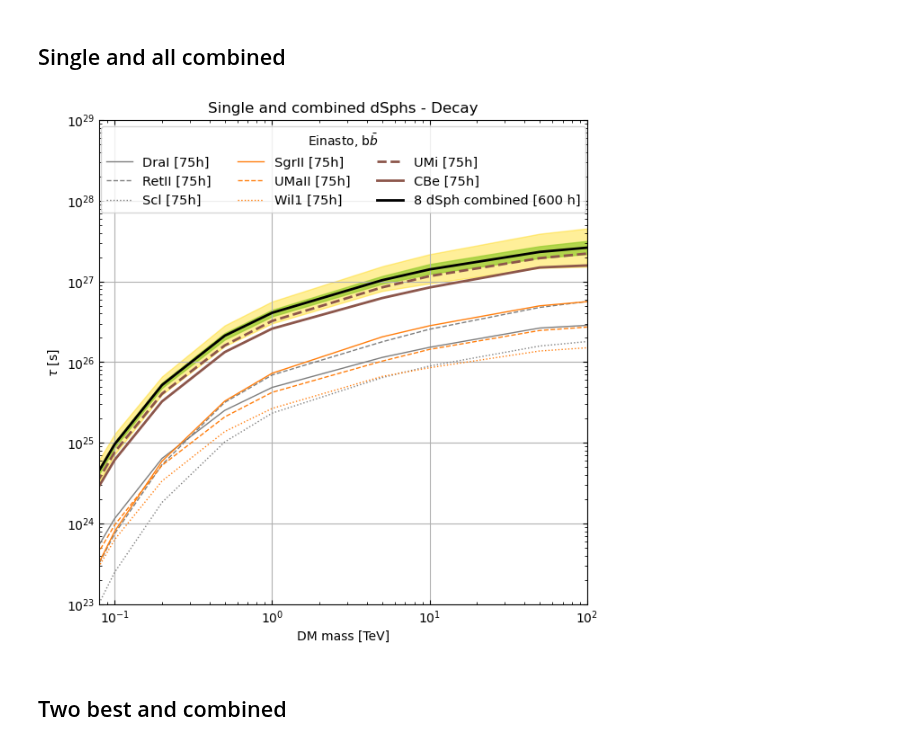
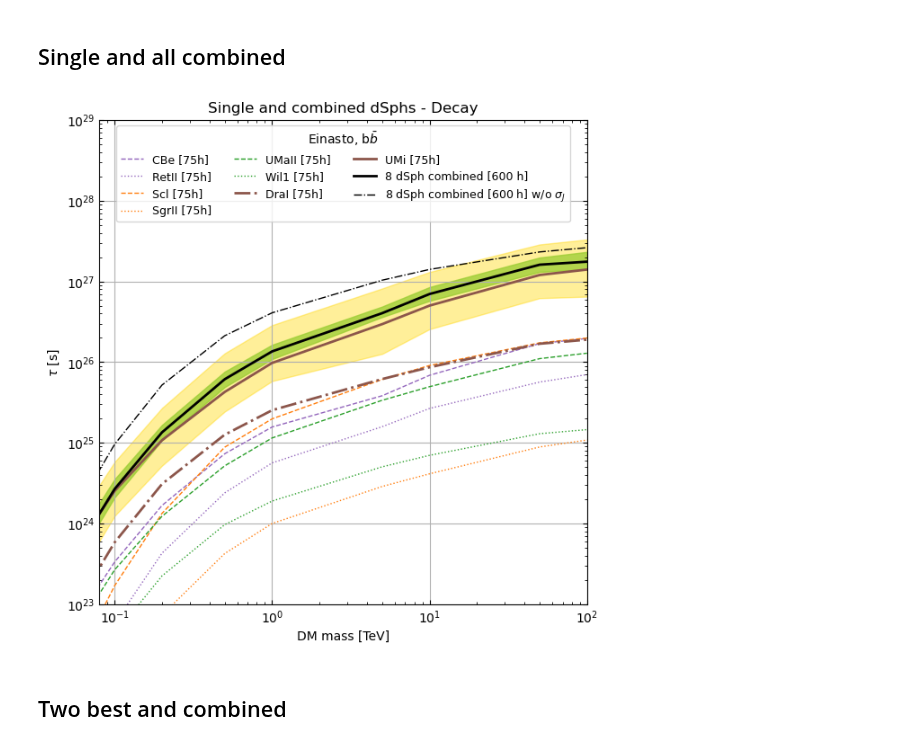
Before and after one commit to micheledoro/gDMbounds, a Jupyter notebook: sandbox/mdoro/makeplot_limits_combined_dec_bb.ipynb, the cells around one changed output. Cells and saved outputs as stored; diff of their text form; code cells hidden in the pictures.

```diff
--- a/sandbox/mdoro/makeplot_limits_combined_dec_bb.ipynb
+++ b/sandbox/mdoro/makeplot_limits_combined_dec_bb.ipynb
@@ -47,3 +40,17 @@ df_stack_UMi_and_CBe['mass'] = df_stack_UMi_and_CBe['mass'] / 1000
+# %%
+
+df_stack_DraI_and_UMi_T300_wsj = pd.read_csv('sv_limits_quantiles_files_wsj/Combined_Einasto_Decay_DraI_UMi_T600_wsj.csv')
+df_stack_CBe_Wil1_T300_wsj = pd.read_csv('sv_limits_quantiles_files_wsj/Combined_Einasto_Decay_CBe_Wil1_T600_wsj.csv')
+df_stack_UMi_and_CBe_T300 = pd.read_csv('sv_limits_quantiles/Combined_Decay_CBe_UMi_T600.csv')
+
+df_stack_all = pd.read_csv('sv_limits_quantiles/Combined_Decay_allSources_T600.csv')
+df_stack_all_wsj = pd.read_csv('sv_limits_quantiles_files_wsj/Combined_Einasto_Decay_allSources_T600_wsj.csv')
+
+df_stack_DraI_and_UMi_T300_wsj['mass'] = df_stack_DraI_and_UMi_T300_wsj['mass'] / 1000
+df_stack_CBe_Wil1_T300_wsj['mass'] = df_stack_CBe_Wil1_T300_wsj['mass'] / 1000
+df_stack_UMi_and_CBe_T300['mass'] = df_stack_UMi_and_CBe_T300['mass'] / 1000
+df_stack_all_wsj['mass'] = df_stack_all_wsj['mass'] / 1000
+df_stack_all['mass'] = df_stack_all['mass'] / 1000
 # %% [markdown]
 ## Single and all combined
 # %%
@@ -60,59 +67,65 @@ plt.tick_params(which='both', direction='in', top=True, right=True)
 
 profile='Einasto'
 
-dSphNames = ['DraI','RetII', 'Scl', 'SgrII', 'UMaII','Wil1', 'UMi','CBe']
-dSphLabels = ['DraI [75h]','RetII [75h]', 'Scl [75h]' , 'SgrII [75h]', 'UMaII [75h]' ,'Wil1 [75h]', 'UMi [75h]','CBe [75h]']
-dSphcolor = ['tab:gray','tab:gray','tab:gray','tab:orange','tab:orange','tab:orange','tab:brown','tab:brown']
-linestyles = ["-","--",":","-","--",":","--","-"]
+dSphNames = ['CBe','RetII', 'Scl', 'SgrII', 'UMaII', 'Wil1', 'DraI', 'UMi']
+dSphLabels = ['CBe [75h]','RetII [75h]', 'Scl [75h]' , 'SgrII [75h]', 'UMaII [75h]','Wil1 [75h]', 'DraI [75h]','UMi [75h]']
+dSphcolor = ['tab:purple','tab:purple','tab:orange','tab:orange','tab:green','tab:green','tab:brown','tab:brown']
+linestyles = ["--",":","--",":","--",":","-.","-"]
 linesizes = [1,1,1,1,1,1,2,2]
 
 profile='Einasto'
 
 contador = 0
 for name, color,lsize,lstyle,label in zip(dSphNames,dSphcolor,linesizes,linestyles,dSphLabels):
 
     scale = 1
     scale_time = np.sqrt(100./75)
 
-    mask = (df['quantile'] == 0.5) & (df['name']==name) & (df['profile']== profile) & (df['ch']=='b')
-    plt.loglog(df[mask]['mass'],df[mask]['tau'] / scale_time,
+    mask = (df_wsj['quantile'] == 0.5) & (df_wsj['name']==name) & (df_wsj['profile']== profile) & (df_wsj['ch']=='b')
+    plt.loglog(df_wsj[mask]['mass'],df_wsj[mask]['tau'] / scale_time,
                ls=lstyle, linewidth=lsize, color=color,
                #marker='o',
                label=label)
 
 
     contador = contador + 1
 
 
 
-mask_dw = (df_stack['quantile'] == 0.05) & (df_stack['profile']==profile) & (df_stack['ch']=='b')
-mask_up = (df_stack['quantile'] == 0.95) & (df_stack['profile']==profile) & (df_stack['ch']=='b')
-plt.fill_between(df_stack[mask_dw]['mass'],
-                 df_stack[mask_up]['tau'],
-                 df_stack[mask_dw]['tau'], color='gold', alpha=0.4)
+mask_dw = (df_stack_all_wsj['quantile'] == 0.05) & (df_stack_all_wsj['profile']==profile) & (df_stack_all_wsj['ch']=='b')
+mask_up = (df_stack_all_wsj['quantile'] == 0.95) & (df_stack_all_wsj['profile']==profile) & (df_stack_all_wsj['ch']=='b')
+plt.fill_between(df_stack_all_wsj[mask_dw]['mass'],
+                 df_stack_all_wsj[mask_up]['tau'],
+                 df_stack_all_wsj[mask_dw]['tau'], color='gold', alpha=0.4)
 
 
-mask_dw = (df_stack['quantile'] == 0.32) & (df_stack['profile']==profile) & (df_stack['ch']=='b')
-mask_up = (df_stack['quantile'] == 0.68) & (df_stack['profile']==profile) & (df_stack['ch']=='b')
-plt.fill_between(df_stack[mask_dw]['mass'],
-                 df_stack[mask_up]['tau'],
-                 df_stack[mask_dw]['tau'], color='yellowgreen', alpha=0.75)
+mask_dw = (df_stack_all_wsj['quantile'] == 0.32) & (df_stack_all_wsj['profile']==profile) & (df_stack_all_wsj['ch']=='b')
+mask_up = (df_stack_all_wsj['quantile'] == 0.68) & (df_stack_all_wsj['profile']==profile) & (df_stack_all_wsj['ch']=='b')
+plt.fill_between(df_stack_all_wsj[mask_dw]['mass'],
+                 df_stack_all_wsj[mask_up]['tau'],
+                 df_stack_all_wsj[mask_dw]['tau'], color='yellowgreen', alpha=0.75)
 
 
 
-mask = (df_stack['quantile'] == 0.5) & (df_stack['profile']==profile) & (df_stack['ch']=='b')
-plt.loglog(df_stack[mask]['mass'],df_stack[mask]['tau'],
+mask = (df_stack_all_wsj['quantile'] == 0.5) & (df_stack_all_wsj['profile']==profile) & (df_stack_all_wsj['ch']=='b')
+plt.loglog(df_stack_all_wsj[mask]['mass'],df_stack_all_wsj[mask]['tau'],
            ls='-', linewidth=2, color='black',
            #marker='o',
            label='8 dSph combined [600 h]')
 
+mask = (df_stack_all['quantile'] == 0.5) & (df_stack_all['profile']==profile) & (df_stack_all['ch']=='b')
+plt.loglog(df_stack_all[mask]['mass'],df_stack_all[mask]['tau'],
+           ls='-.', linewidth=1, color='black',
+           #marker='o',
+           label=r'8 dSph combined [600 h] w/o $\sigma_J$')
 
 
-plt.legend(title=r'Einasto, b$\bar{b}$', fontsize=10.5, ncols=3, loc='upper center')
+
+plt.legend(title=r'Einasto, b$\bar{b}$', fontsize=9, ncols=3, loc='upper center')
 
 plt.savefig('plot_single_combined_dec_einasto_bb.png', bbox_inches='tight', pad_inches=0.3)
 # %% [output]
-[figure, old version]
+[figure, new version]
 # %% [markdown]
 ## Two best and combined
 # %%
```
Also changed, not shown: parts of 4 cells of this notebook, 1 other file.
